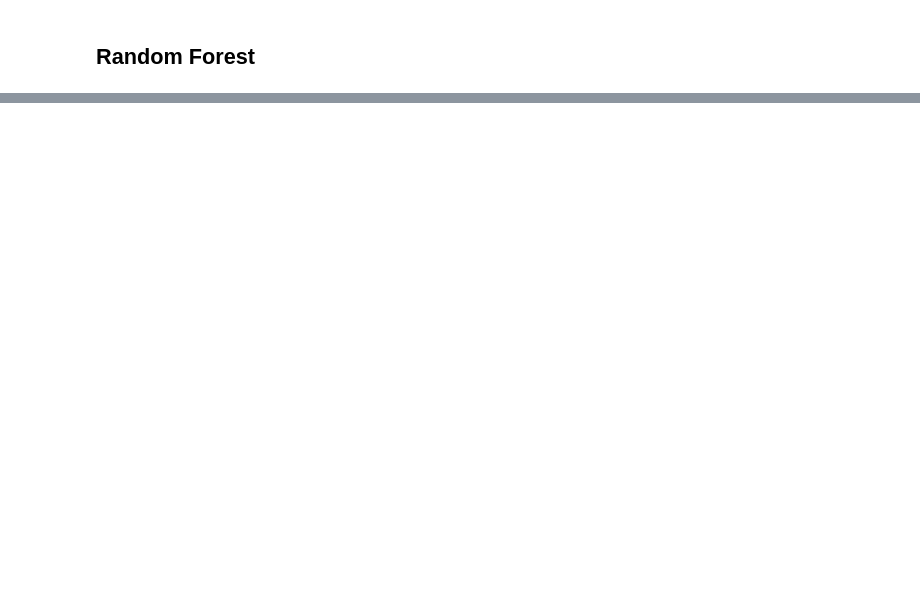
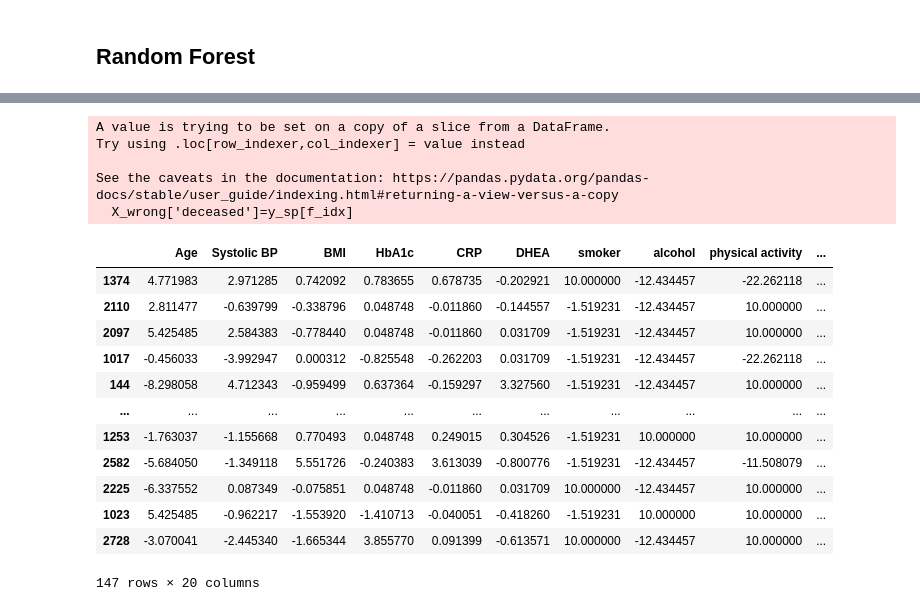
Before and after one commit to yiang-li/Predicting-Mortality-Machine-Learning, a Jupyter notebook: code.ipynb, the cells around one changed output, grey strips where cells are left out. Cells and saved outputs as stored; diff of their text form; code cells hidden in the pictures; blank space fills up the shorter version.

```diff
--- a/code.ipynb
+++ b/code.ipynb
@@ -202,0 +345,7 @@ graph.render("rf_nshap")
+# %%
+print("Best performence at 42", metrics.accuracy_score(stk_clfb.predict(X_test, proba=False), y_test))
+stk_clfb = Stacking_CLF(n_folds=9, n_esti=18, max_depth=3, seed=42, tr_weight='balanced_subsample')
+stk_clfb.fit(X_train_v, y_train_v)
+print(stk_clfb.get_coeff())
+print(metrics.accuracy_score(stk_clfb.predict(X_train_v, proba=False), y_train_v))
+print(metrics.accuracy_score(stk_clfb.predict(X_test, proba=False), y_test))
@@ -202,0 +357,7 @@ graph.render("rf_nshap")
+# %%
+print("Best performence at 42", metrics.accuracy_score(stk_clfb.predict(X_test, proba=False), y_test))
+stk_clfb = Stacking_CLF(n_folds=15, n_esti=18, max_depth=3, seed=42, tr_weight='balanced_subsample')
+stk_clfb.fit(X_train_v, y_train_v)
+print(stk_clfb.get_coeff())
+print(metrics.accuracy_score(stk_clfb.predict(X_train_v, proba=False), y_train_v))
+print(metrics.accuracy_score(stk_clfb.predict(X_test, proba=False), y_test))
@@ -202,0 +369,6 @@ graph.render("rf_nshap")
+# %%
+y_prob = stk_clfb.predict(X_test, proba=True)
+y_sp = stk_clfb.predict(X_test, proba=False)
+fpr, tpr, thr = metrics.roc_curve(y_test, y_prob)
+plt.plot(fpr, tpr)
+metrics.roc_auc_score(y_test, y_prob)
@@ -202,0 +436,27 @@ graph.render("rf_nshap")
+# %%
+y_sp = np.array(y_sp)
+gt = list(dict(y_test)['deceased'])
+gt = np.array(gt)
+f_idx = np.reshape(np.argwhere(y_sp != gt), [-1])
+X_wrong=X_test.iloc[f_idx]
+X_wrong['deceased']=y_sp[f_idx]
+X_wrong
+# %% [output]
+A value is trying to be set on a copy of a slice from a DataFrame.
+Try using .loc[row_indexer,col_indexer] = value instead
+
+See the caveats in the documentation: https://pandas.pydata.org/pandas-docs/stable/user_guide/indexing.html#returning-a-view-versus-a-copy
+  X_wrong['deceased']=y_sp[f_idx]
+|  | Age | Systolic BP | BMI | HbA1c | CRP | DHEA | smoker | alcohol | physical activity | ... |
+| 1374 | 4.771983 | 2.971285 | 0.742092 | 0.783655 | 0.678735 | -0.202921 | 10.000000 | -12.434457 | -22.262118 | ... |
+| 2110 | 2.811477 | -0.639799 | -0.338796 | 0.048748 | -0.011860 | -0.144557 | -1.519231 | -12.434457 | 10.000000 | ... |
+| 2097 | 5.425485 | 2.584383 | -0.778440 | 0.048748 | -0.011860 | 0.031709 | -1.519231 | -12.434457 | 10.000000 | ... |
+| 1017 | -0.456033 | -3.992947 | 0.000312 | -0.825548 | -0.262203 | 0.031709 | -1.519231 | -12.434457 | -22.262118 | ... |
+| 144 | -8.298058 | 4.712343 | -0.959499 | 0.637364 | -0.159297 | 3.327560 | -1.519231 | -12.434457 | 10.000000 | ... |
+| ... | ... | ... | ... | ... | ... | ... | ... | ... | ... | ... |
+| 1253 | -1.763037 | -1.155668 | 0.770493 | 0.048748 | 0.249015 | 0.304526 | -1.519231 | 10.000000 | 10.000000 | ... |
+| 2582 | -5.684050 | -1.349118 | 5.551726 | -0.240383 | 3.613039 | -0.800776 | -1.519231 | -12.434457 | -11.508079 | ... |
+| 2225 | -6.337552 | 0.087349 | -0.075851 | 0.048748 | -0.011860 | 0.031709 | 10.000000 | -12.434457 | 10.000000 | ... |
+| 1023 | 5.425485 | -0.962217 | -1.553920 | -1.410713 | -0.040051 | -0.418260 | -1.519231 | 10.000000 | 10.000000 | ... |
+| 2728 | -3.070041 | -2.445340 | -1.665344 | 3.855770 | 0.091399 | -0.613571 | 10.000000 | -12.434457 | 10.000000 | ... |
+147 rows × 20 columns
```
Also changed, not shown: parts of 31 cells of this notebook.
